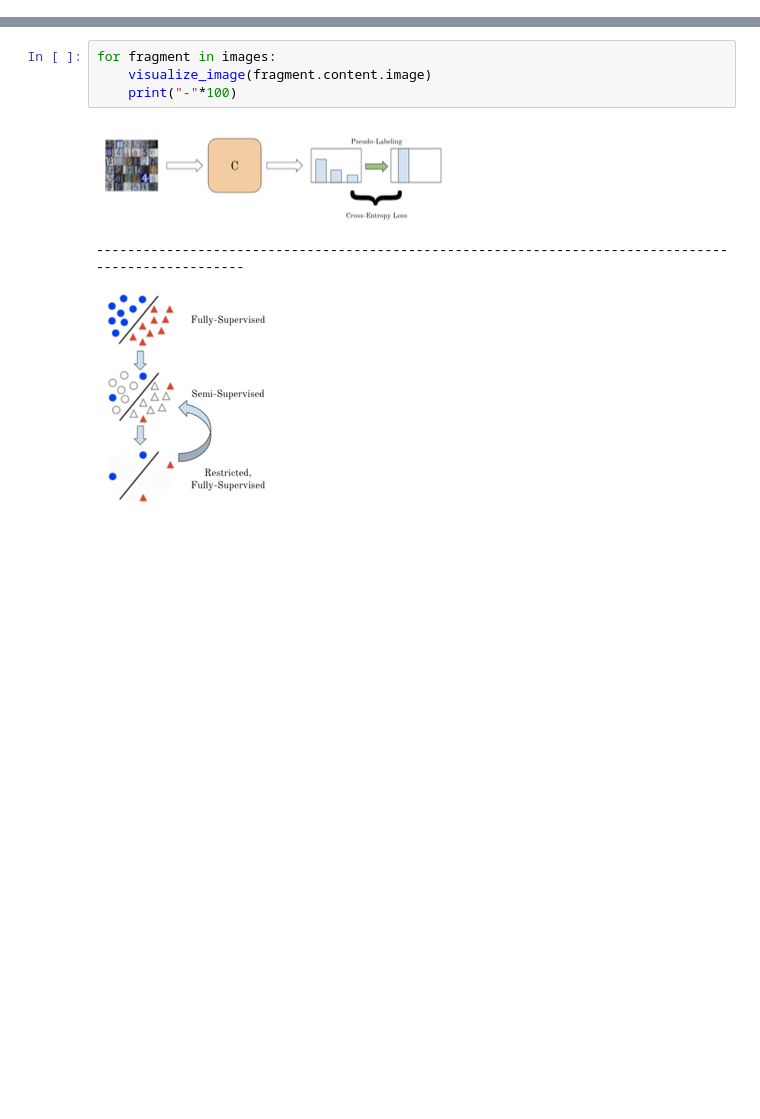
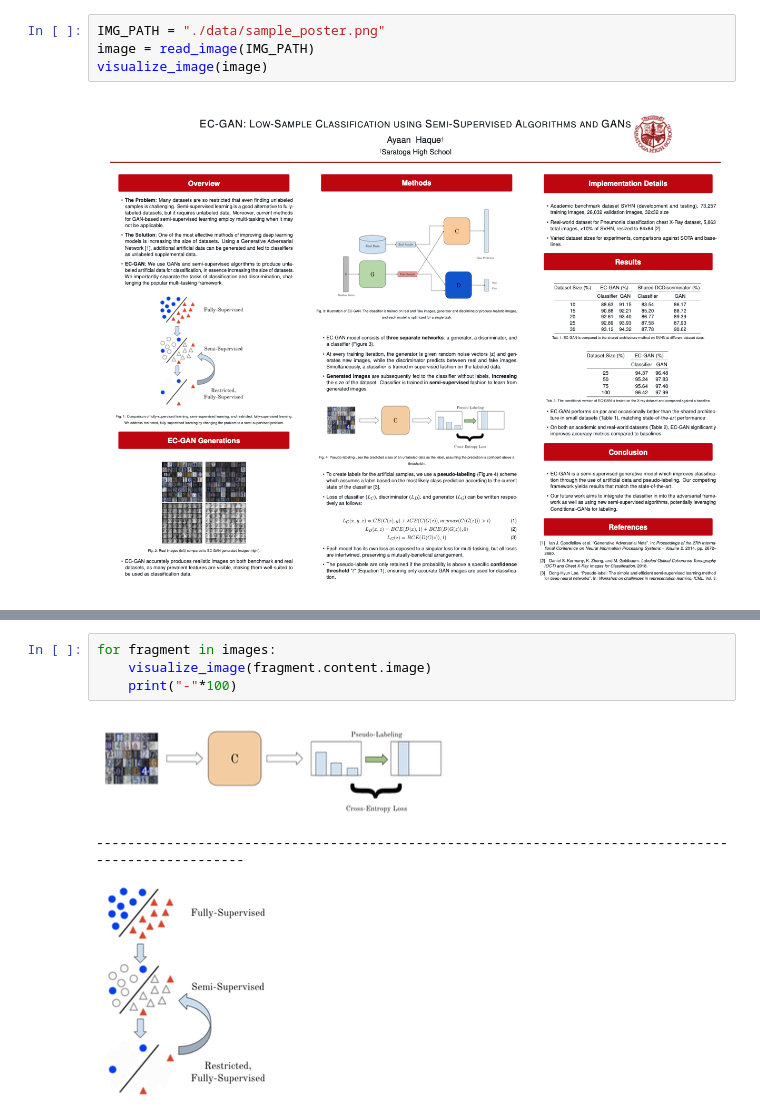
Before and after one commit to tensorlakeai/inkwell, a Jupyter notebook: notebooks/demo_pipeline.ipynb, the cells around one changed output, grey strips where cells are left out. Cells and saved outputs as stored; diff of their text form; blank space fills up the shorter version.

```diff
--- a/notebooks/demo_pipeline.ipynb
+++ b/notebooks/demo_pipeline.ipynb
@@ -14,2 +6,8 @@ draw_box(first_page_image, layout=[])
+# %%
+IMG_PATH = "./data/sample_poster.png"
+image = read_image(IMG_PATH)
+visualize_image(image)
+# %% [output]
+[figure, added]
 # %%
 pipeline = Pipeline()
```
Also changed, not shown: parts of 7 cells of this notebook, 3 other files.
